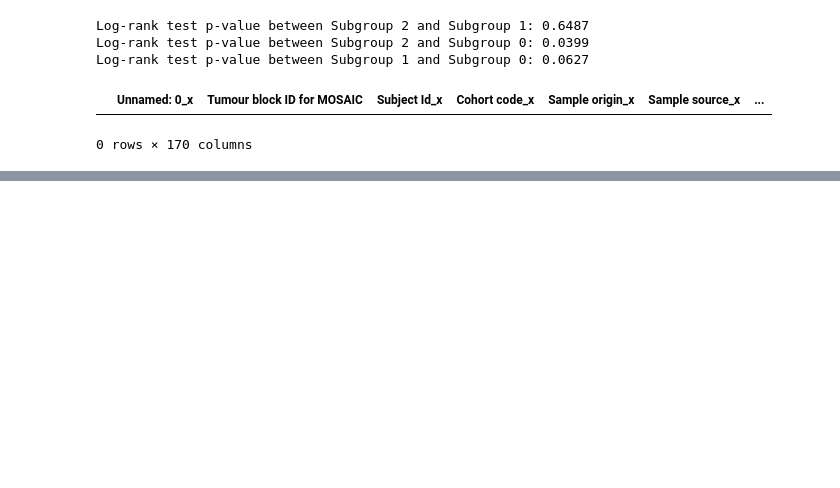
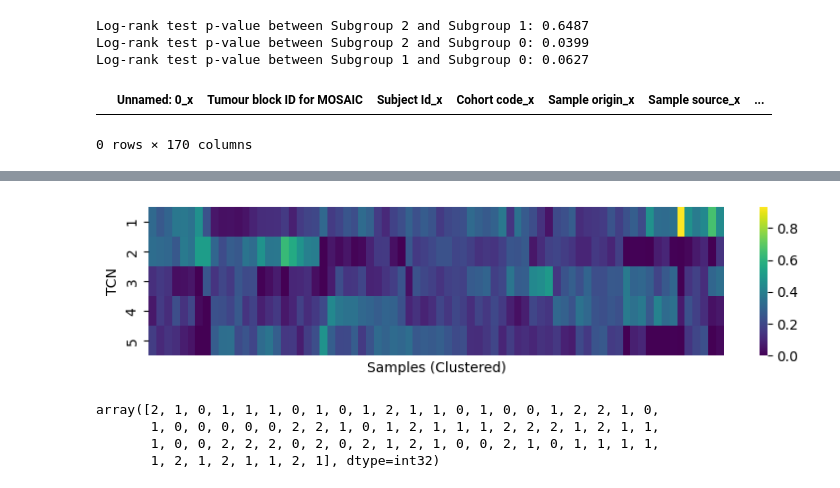
Before and after one commit to owkin/cytocommunity_ofta, a Jupyter notebook: cytocommunity_ofta/fractions/stability_subgroups.ipynb, the cells around one changed output, grey strips where cells are left out. Cells and saved outputs as stored; diff of their text form; code cells hidden in the pictures; blank space fills up the shorter version.

```diff
--- a/cytocommunity_ofta/fractions/stability_subgroups.ipynb
+++ b/cytocommunity_ofta/fractions/stability_subgroups.ipynb
@@ -569,0 +558,35 @@ df_km
+# %%
+import numpy as np
+import seaborn as sns
+import matplotlib.pyplot as plt
+from scipy.cluster.hierarchy import linkage, leaves_list
+
+# Example data: Replace this with your freq_all array
+# freq_all = np.random.rand(10, 5)
+
+# Perform hierarchical clustering on the rows (samples)
+linkage_matrix = linkage(freq_all, method='ward')  # 'ward' minimizes variance; change if needed
+ordered_indices = leaves_list(linkage_matrix)  # Get the order of samples
+
+# Reorder the array based on the clustering
+freq_all_ordered = freq_all[ordered_indices, :]
+
+freq_all_ordered = freq_all_ordered.T
+
+# Plot the heatmap
+plt.figure(figsize=(8, 2))
+sns.heatmap(freq_all_ordered, cmap='viridis', yticklabels=["1", "2", "3", "4", "5"], xticklabels=False)
+#plt.title('TCN loadings')
+plt.ylabel('TCN')
+plt.xlabel('Samples (Clustered)')
+plt.tight_layout()
+plt.show()
+# %% [output]
+[figure, added]
+# %%
+labels
+# %% [output]
+array([2, 1, 0, 1, 1, 1, 0, 1, 0, 1, 2, 1, 1, 0, 1, 0, 0, 1, 2, 2, 1, 0,
+       1, 0, 0, 0, 0, 0, 2, 2, 1, 0, 1, 2, 1, 1, 1, 2, 2, 2, 1, 2, 1, 1,
+       1, 0, 0, 2, 2, 2, 0, 2, 0, 2, 1, 2, 1, 0, 0, 2, 1, 0, 1, 1, 1, 1,
+       1, 2, 1, 2, 1, 1, 2, 1], dtype=int32)
```
Also changed, not shown: parts of 8 cells of this notebook, 1 other file.
